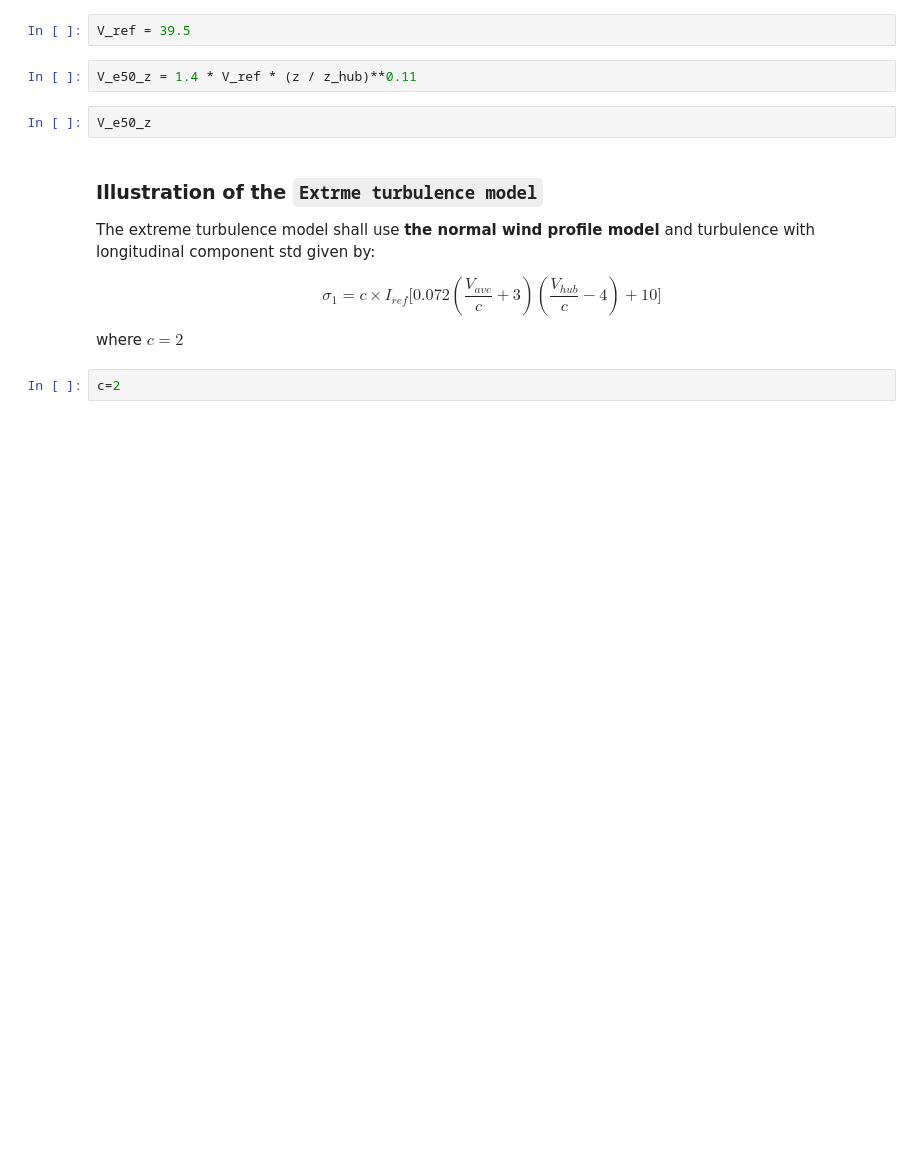
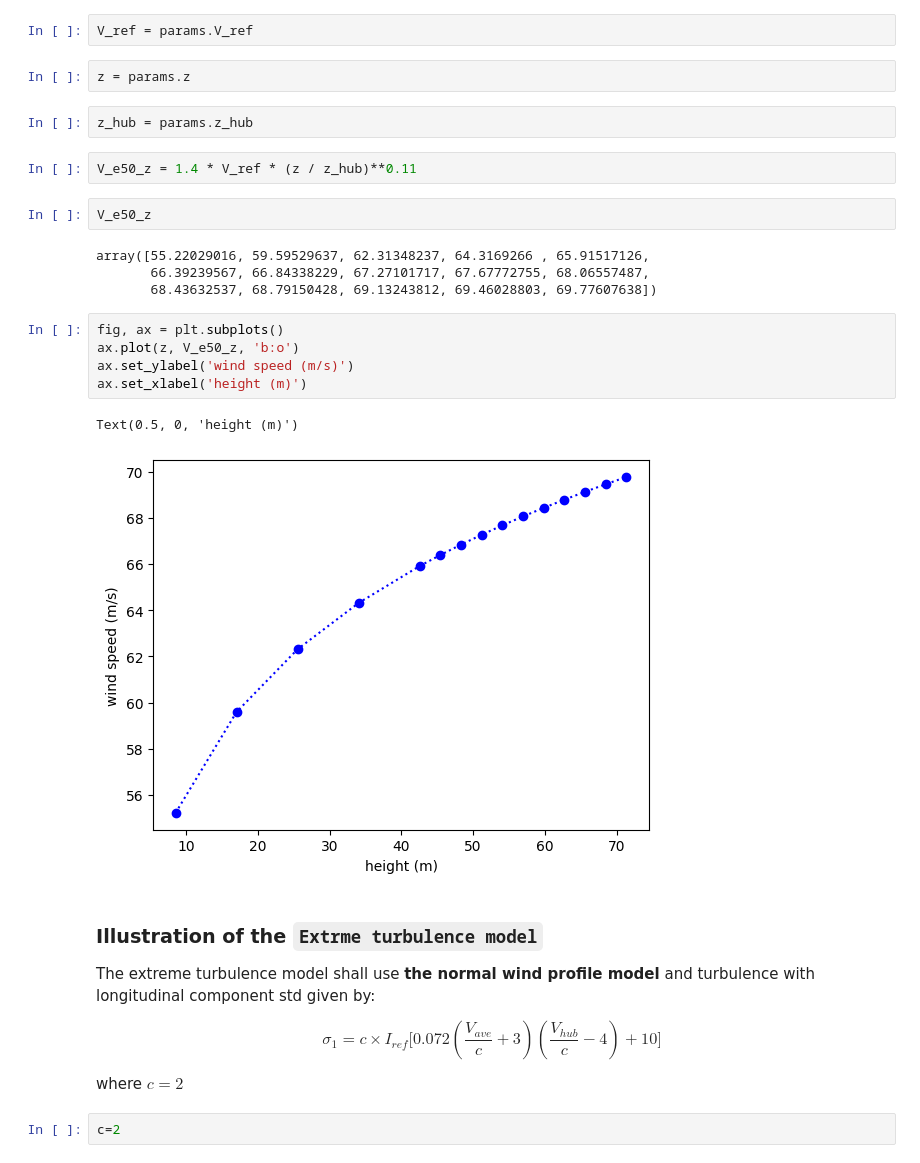
Before and after one commit to leslieDLcy/FUSE_codebase, a Jupyter notebook: wind_loading101.ipynb, the cells around one changed output. Drawn from its saved outputs; the diff is of its cells as text; blank space fills up the shorter version.

```diff
--- a/wind_loading101.ipynb
+++ b/wind_loading101.ipynb
@@ -105,11 +105,27 @@ $$
 V_{e50}(z) = 1.4 V_{ref} (\frac{z}{z_{hub}})^{0.11}
 $$
 # %%
-V_ref = 39.5
+V_ref = params.V_ref
+# %%
+z = params.z
+# %%
+z_hub = params.z_hub
 # %%
 V_e50_z = 1.4 * V_ref * (z / z_hub)**0.11
-# %%
-V_e50_z
+# %%
+V_e50_z
+# %% [output]
+array([55.22029016, 59.59529637, 62.31348237, 64.3169266 , 65.91517126,
+       66.39239567, 66.84338229, 67.27101717, 67.67772755, 68.06557487,
+       68.43632537, 68.79150428, 69.13243812, 69.46028803, 69.77607638])
+# %%
+fig, ax = plt.subplots()
+ax.plot(z, V_e50_z, 'b:o')
+ax.set_ylabel('wind speed (m/s)')
+ax.set_xlabel('height (m)')
+# %% [output]
+Text(0.5, 0, 'height (m)')
+[figure, added]
 # %% [markdown]
 ### Illustration of the `Extrme turbulence model`
 
```
Also changed, not shown: parts of 9 cells of this notebook, 6 other files.
